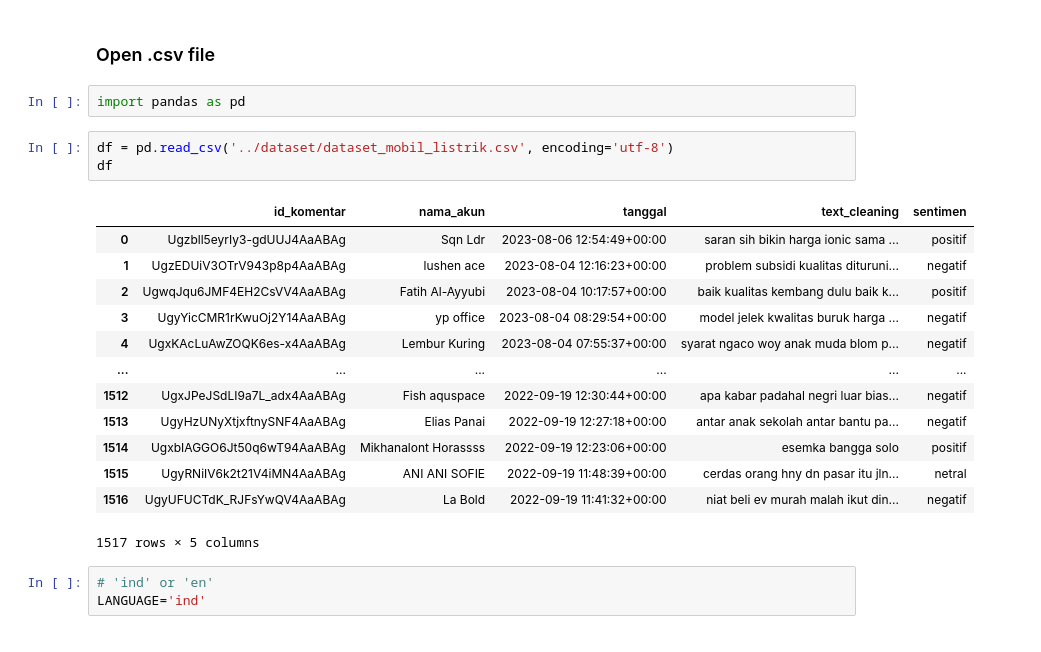
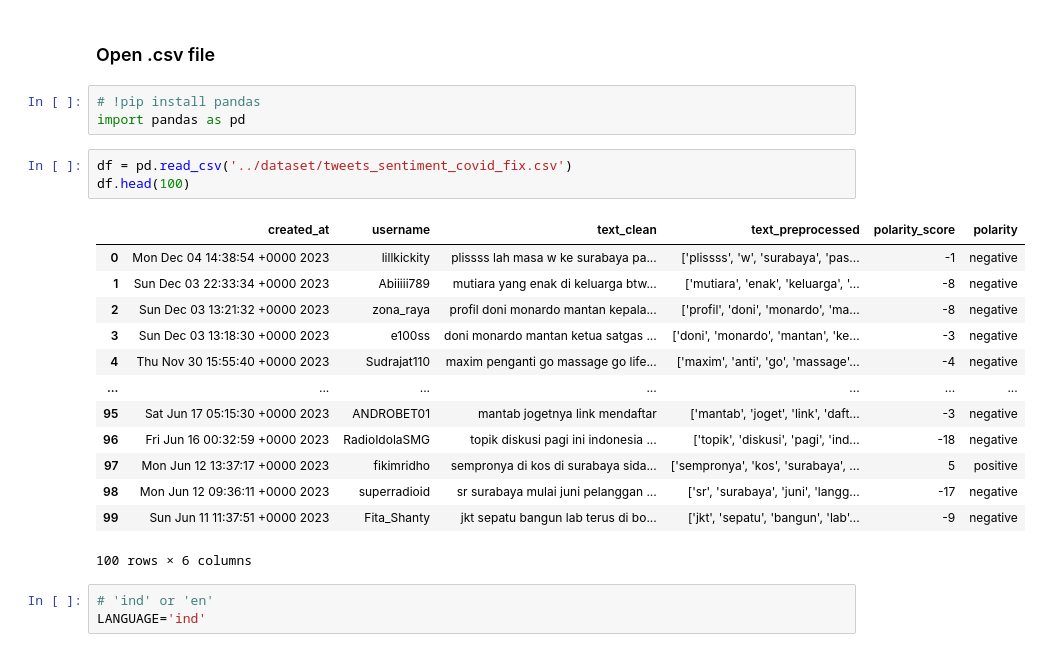
Before and after one commit to ardwiinoo/knn-sentiment-analysis, a Jupyter notebook: notebook/cleaning.ipynb, the cells around one changed output. Cells and saved outputs as stored; diff of their text form.

Commit message:
improve cleaning

```diff
--- a/notebook/cleaning.ipynb
+++ b/notebook/cleaning.ipynb
@@ -1,24 +1,25 @@
 # %% [markdown]
 ### Open .csv file
 # %%
+# !pip install pandas
 import pandas as pd
 # %%
-df = pd.read_csv('../dataset/dataset_mobil_listrik.csv', encoding='utf-8')
-df
+df = pd.read_csv('../dataset/tweets_sentiment_covid_fix.csv')
+df.head(100)
 # %% [output]
-|  | id_komentar | nama_akun | tanggal | text_cleaning | sentimen |
-| 0 | Ugzbll5eyrIy3-gdUUJ4AaABAg | Sqn Ldr | 2023-08-06 12:54:49+00:00 | saran sih bikin harga ionic sama ... | positif |
-| 1 | UgzEDUiV3OTrV943p8p4AaABAg | lushen ace | 2023-08-04 12:16:23+00:00 | problem subsidi kualitas dituruni... | negatif |
-| 2 | UgwqJqu6JMF4EH2CsVV4AaABAg | Fatih Al-Ayyubi | 2023-08-04 10:17:57+00:00 | baik kualitas kembang dulu baik k... | positif |
-| 3 | UgyYicCMR1rKwuOj2Y14AaABAg | yp office | 2023-08-04 08:29:54+00:00 | model jelek kwalitas buruk harga ... | negatif |
-| 4 | UgxKAcLuAwZOQK6es-x4AaABAg | Lembur Kuring | 2023-08-04 07:55:37+00:00 | syarat ngaco woy anak muda blom p... | negatif |
-| ... | ... | ... | ... | ... | ... |
-| 1512 | UgxJPeJSdLI9a7L_adx4AaABAg | Fish aquspace | 2022-09-19 12:30:44+00:00 | apa kabar padahal negri luar bias... | negatif |
-| 1513 | UgyHzUNyXtjxftnySNF4AaABAg | Elias Panai | 2022-09-19 12:27:18+00:00 | antar anak sekolah antar bantu pa... | negatif |
-| 1514 | UgxbIAGGO6Jt50q6wT94AaABAg | Mikhanalont Horassss | 2022-09-19 12:23:06+00:00 | esemka bangga solo | positif |
-| 1515 | UgyRNiIV6k2t21V4iMN4AaABAg | ANI ANI SOFIE | 2022-09-19 11:48:39+00:00 | cerdas orang hny dn pasar itu jln... | netral |
-| 1516 | UgyUFUCTdK_RJFsYwQV4AaABAg | La Bold | 2022-09-19 11:41:32+00:00 | niat beli ev murah malah ikut din... | negatif |
+|  | created_at | username | text_clean | text_preprocessed | polarity_score | polarity |
+| 0 | Mon Dec 04 14:38:54 +0000 2023 | lillkickity | plissss lah masa w ke surabaya pa... | ['plissss', 'w', 'surabaya', 'pas... | -1 | negative |
+| 1 | Sun Dec 03 22:33:34 +0000 2023 | Abiiiii789 | mutiara yang enak di keluarga btw... | ['mutiara', 'enak', 'keluarga', '... | -8 | negative |
+| 2 | Sun Dec 03 13:21:32 +0000 2023 | zona_raya | profil doni monardo mantan kepala... | ['profil', 'doni', 'monardo', 'ma... | -8 | negative |
+| 3 | Sun Dec 03 13:18:30 +0000 2023 | e100ss | doni monardo mantan ketua satgas ... | ['doni', 'monardo', 'mantan', 'ke... | -3 | negative |
+| 4 | Thu Nov 30 15:55:40 +0000 2023 | Sudrajat110 | maxim penganti go massage go life... | ['maxim', 'anti', 'go', 'massage'... | -4 | negative |
+| ... | ... | ... | ... | ... | ... | ... |
+| 95 | Sat Jun 17 05:15:30 +0000 2023 | ANDROBET01 | mantab jogetnya link mendaftar | ['mantab', 'joget', 'link', 'daft... | -3 | negative |
+| 96 | Fri Jun 16 00:32:59 +0000 2023 | RadioIdolaSMG | topik diskusi pagi ini indonesia ... | ['topik', 'diskusi', 'pagi', 'ind... | -18 | negative |
+| 97 | Mon Jun 12 13:37:17 +0000 2023 | fikimridho | sempronya di kos di surabaya sida... | ['sempronya', 'kos', 'surabaya', ... | 5 | positive |
+| 98 | Mon Jun 12 09:36:11 +0000 2023 | superradioid | sr surabaya mulai juni pelanggan ... | ['sr', 'surabaya', 'juni', 'langg... | -17 | negative |
+| 99 | Sun Jun 11 11:37:51 +0000 2023 | Fita_Shanty | jkt sepatu bangun lab terus di bo... | ['jkt', 'sepatu', 'bangun', 'lab'... | -9 | negative |
-1517 rows × 5 columns
+100 rows × 6 columns
 # %%
 # 'ind' or 'en'
 LANGUAGE='ind'
```
Also changed, not shown: parts of 16 cells of this notebook.
